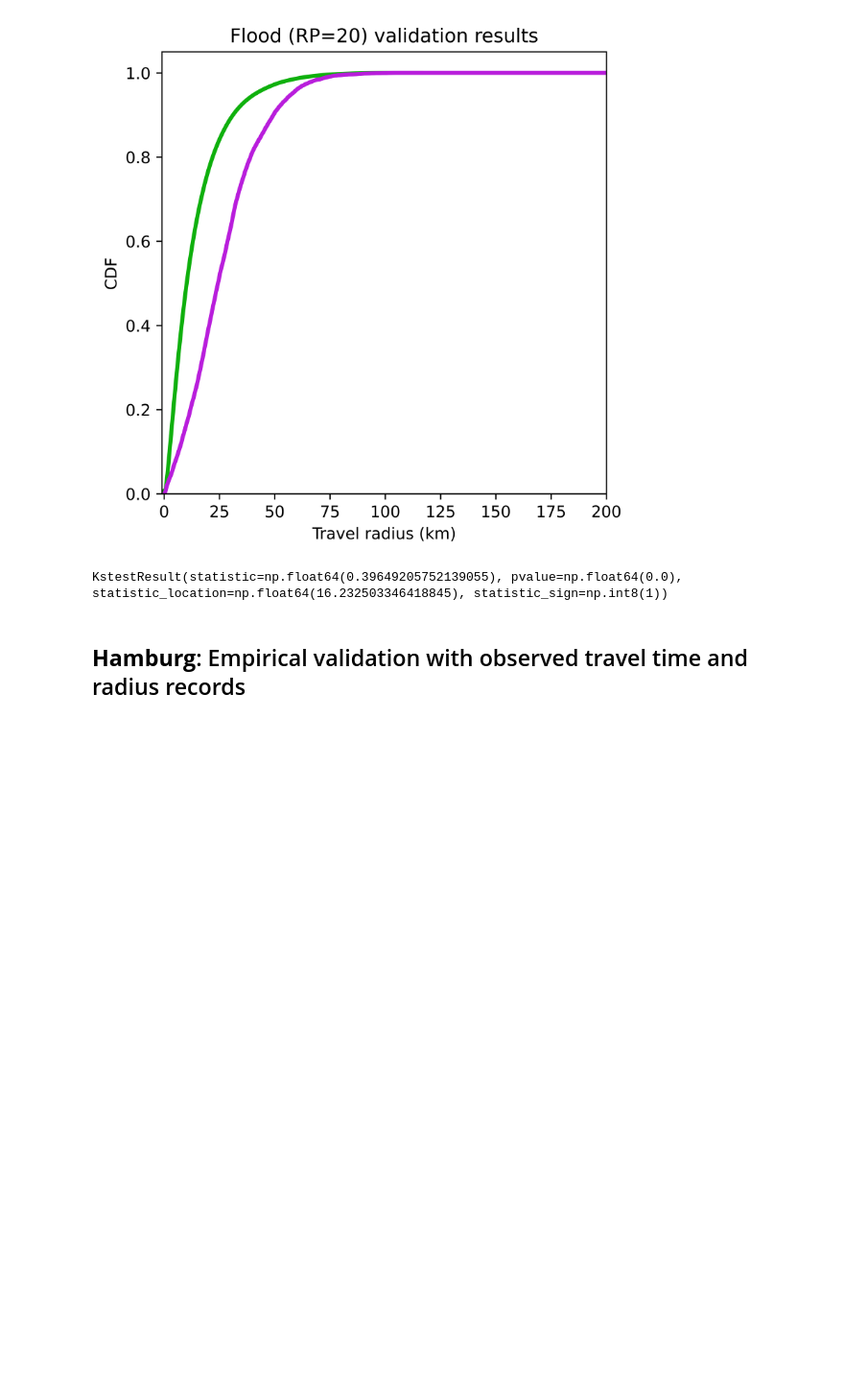
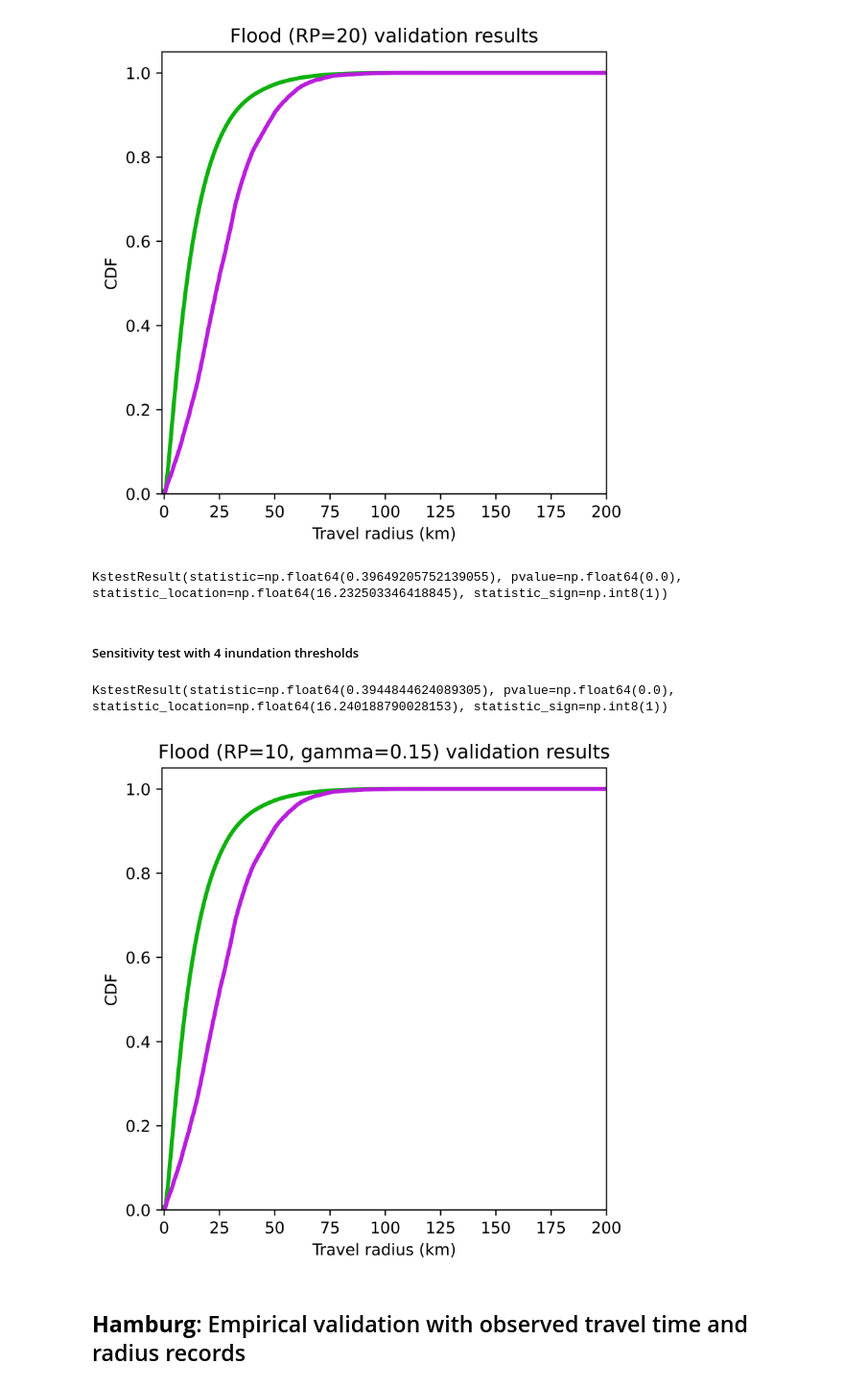
Before and after one commit to jesuslovesyiyi/Global-road-network-resilience, a Jupyter notebook: analysis/05_Validation.ipynb, the cells around one changed output. Shown at 96% size. Cells and saved outputs as stored; diff of their text form; code cells hidden in the pictures; blank space fills up the shorter version.

Commit message:
sensitivity

```diff
--- a/analysis/05_Validation.ipynb
+++ b/analysis/05_Validation.ipynb
@@ -22,7 +22,7 @@ warnings.filterwarnings("ignore")
 # Set home directory
 home_dir = '/Users/yiyi/Library/CloudStorage/OneDrive-GeorgiaInstituteofTechnology/Research/Global road network resilience/01_data' # CURA
 home_dir = '/Users/yiyi/Library/CloudStorage/OneDrive-GeorgiaInstituteofTechnology(2)/Research/Global road network resilience/01_data' # SCARP
-home_dir = '/Users/yiyi/Library/CloudStorage/OneDrive-GeorgiaInstituteofTechnology/Research/Global road network resilience/01_data' # Home
+# home_dir = '/Users/yiyi/Library/CloudStorage/OneDrive-GeorgiaInstituteofTechnology/Research/Global road network resilience/01_data' # Home
 # %% [markdown]
 # Validation
 # %% [markdown]
@@ -1300,6 +1300,75 @@ sample2 = list(flood_df_sel["rad_km"])
 print(ks_2samp(sample1, sample2))
 # %% [output]
 KstestResult(statistic=np.float64(0.39649205752139055), pvalue=np.float64(0.0), statistic_location=np.float64(16.232503346418845), statistic_sign=np.int8(1))
+# %% [markdown]
+##### Sensitivity test with 4 inundation thresholds
+# %%
+# Set params
+rp = 10
+gamma = 0.15
+
+'''SafeGraph'''
+# Load safegraph dataframe
+flood_sg_df = pd.read_csv(home_dir + '/LA_validation/LA_wpw/Real Mobility Data/LA_flood_SG.csv', index_col=0) # 'dis': radius in km
+flood_sg_df['cnt'] = 1
+flood_sg_df = flood_sg_df.sort_values(by="dis", ascending=True).reset_index(drop=True) # sort by trip radius
+flood_sg_df['trip_rad_cusum'] = np.cumsum(flood_sg_df["cnt"]) / max(np.cumsum(flood_sg_df["cnt"]))
+
+'''Simulation'''
+# Load simulation dataframe
+flood_sim_raw = pd.read_csv(home_dir + f"/LA_validation/flood_simulation/LA_OD_df_flood_rp{rp}_{gamma}.csv", index_col=0)
+# select records with none zero travel radius
+flood_df_sel = flood_sim_raw[flood_sim_raw[f'OD_time_s_FUP_{rp}_{gamma}'] != 0]
+flood_df_sel['rad_km'] = flood_df_sel['rad_meter']/1000 # convert from meter to km
+flood_df_sel['cnt'] = 1 # add cnt column
+flood_df_sel = flood_df_sel.sort_values(by='rad_km', ascending=True).reset_index(drop=True)
+flood_df_sel['trip_rad_cusum'] = np.cumsum(flood_df_sel["cnt"]) / max(np.cumsum(flood_df_sel["cnt"]))
+
+'''Plot figure'''
+# Set max travel duration (minutes)
+max_min = 200
+
+fig = plt.figure(dpi=1000, figsize=(5,5))
+ax = fig.add_subplot(111)
+# Safegraph travel radius data
+ax.plot(flood_sg_df["dis"], flood_sg_df["trip_rad_cusum"], label="SafeGraph", color="#0FB00D", linewidth=2.5)
+plt.ylabel("CDF")
+plt.xlabel("Travel radius (km)")
+plt.title(f"Flood (RP={rp}, gamma={gamma}) validation results")
+
+
+# Simulation
+duration_series = pd.concat(
+    [
+        flood_df_sel["rad_km"],
+        pd.Series(range(round(flood_df_sel["rad_km"].max()), max_min))
+    ],
+    ignore_index=True
+)
+
+cdf_series = pd.concat(
+    [
+        flood_df_sel["trip_rad_cusum"],
+        pd.Series([1] * pd.Series(range(round(flood_df_sel["rad_km"].max()), max_min)).shape[0])
+    ],
+    ignore_index=True
+)
+ax.plot(duration_series, cdf_series, label="Simulation", color="#B91EDC", linewidth=2.5)
+
+plt.xlim(-1, 200)
+plt.ylim(0, 1.05)
+
+'''KS results'''
+from scipy.stats import ks_2samp
+sample1 = []
+for i in range(len(flood_sg_df)):
+    sample1.extend( [flood_sg_df['dis'].iloc[i]] * round((flood_sg_df['cnt'].iloc[i])) )
+
+sample2 = list(flood_df_sel["rad_km"])
+print(ks_2samp(sample1, sample2))
+# %% [output]
+KstestResult(statistic=np.float64(0.3944844624089305), pvalue=np.float64(0.0), statistic_location=np.float64(16.240188790028153), statistic_sign=np.int8(1))
+[figure, added]
 # %% [markdown]
 ## **Hamburg**: Empirical validation with observed travel time and radius records
 # %% [markdown]
```
